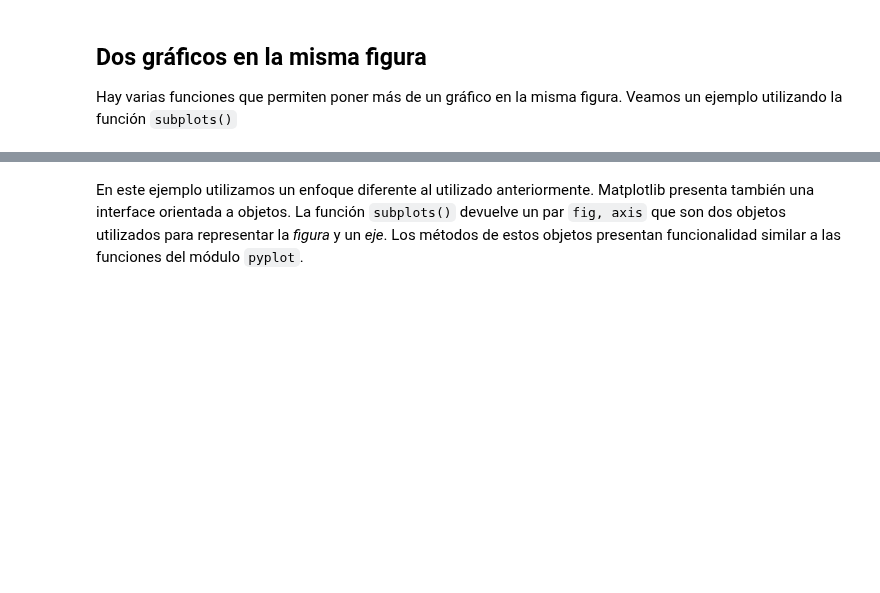
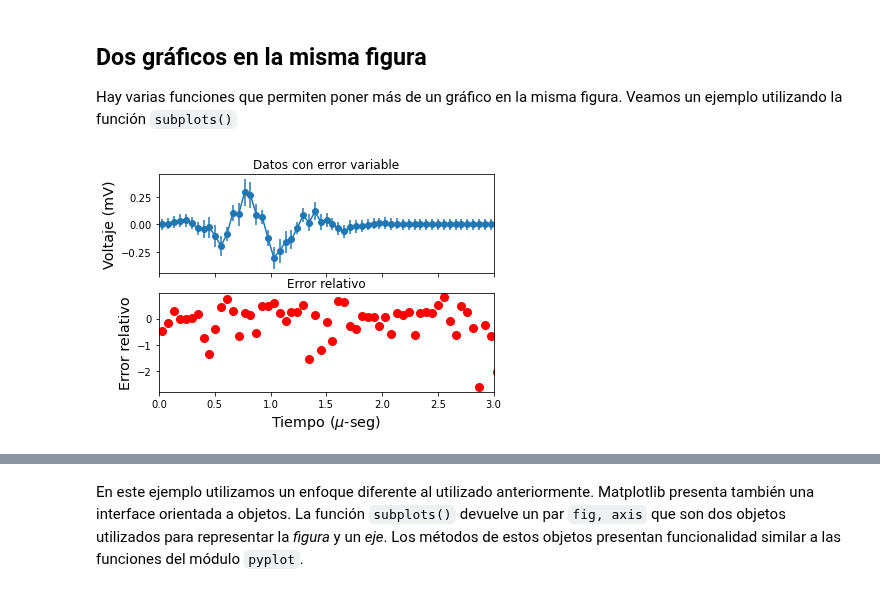
Before and after one commit to fiolj/intro-python-IB, a Jupyter notebook: clases/09_1_intro_visualizacion.ipynb, the cells around one changed output, grey strips where cells are left out. Cells and saved outputs as stored; diff of their text form; code cells hidden in the pictures; blank space fills up the shorter version.

```diff
--- a/clases/09_1_intro_visualizacion.ipynb
+++ b/clases/09_1_intro_visualizacion.ipynb
@@ -399,38 +432,40 @@ Hay varias funciones que permiten poner más de un gráfico en la misma figura.
 #! /usr/bin/ipython3
 
 """ Script realizado durante la clase 9. Dos figuras """
-from os.path import join
+from pathlib import Path
 
 import numpy as np
 import matplotlib.pyplot as plt
 plt.ion()
 
 fname = 'ej_oscil_aten_err'
 # Levantamos los datos
-pardir = '..'
-datfile = join(pardir, 'data/{}.dat'.format(fname))
+pardir = Path("..")
+datfile = pardir / f'data/{fname}.dat'
 
 x1, y1, y2 = np.loadtxt(datfile, unpack=True)
 # Vamos a graficar sólo algunos valores (uno de cada 5)
 x = x1[3:-10:5]
 y = y1[3:-10:5]
 yexp = y2[3:-10:5]
 
 # Ejemplo de barras de error que dependen del eje x
-error = 0.05 + 0.3 * y
+error = 0.05 + 0.3 * np.abs(y)
 
 fig, (ax0, ax1) = plt.subplots(num='subplots', nrows=2, sharex=True)
 ax0.errorbar(x, yexp, yerr=error, fmt='-o')
 ax1.plot(x, 2 * (yexp - y) / (yexp + y), 'or', markersize=8)
 
 
 # Límites de graficación y títulos
 ax0.set_title('Datos con error variable')
 ax1.set_title('Error relativo')
 ax0.set_ylabel('Voltaje (mV)', fontsize='x-large')
 ax1.set_xlabel(r'Tiempo ($\mu$-seg)', fontsize='x-large')
 ax1.set_ylabel('Error relativo', fontsize='x-large')
 ax1.set_xlim((0, 3))
 
 # Guardamos el resultado
-plt.savefig('{}.png'.format(fname), dpi=72)
+plt.savefig(f'{fname}.png', dpi=150)
+# %% [output]
+[figure, added]
```
Also changed, not shown: parts of 8 cells of this notebook, 27 other files.
